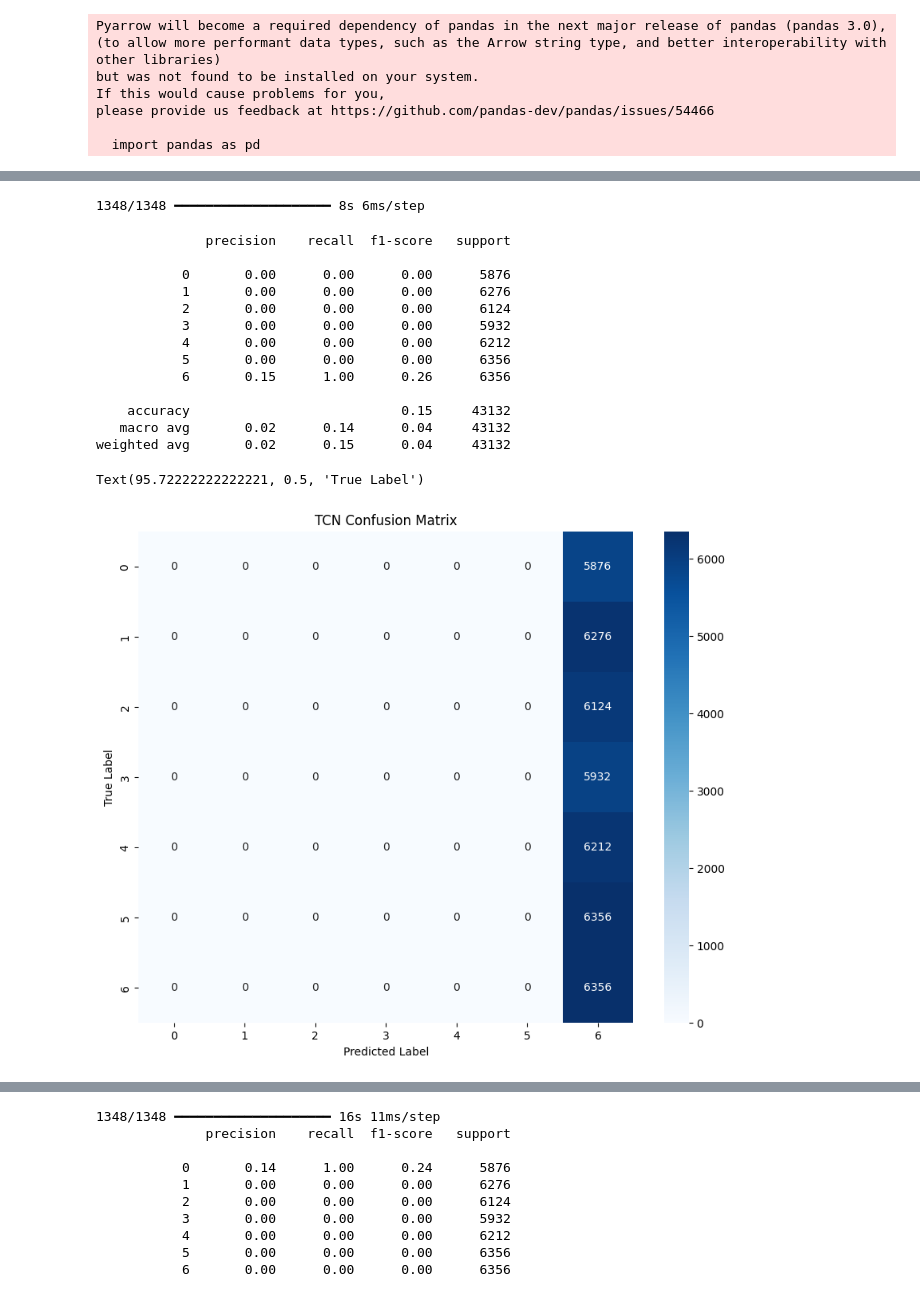
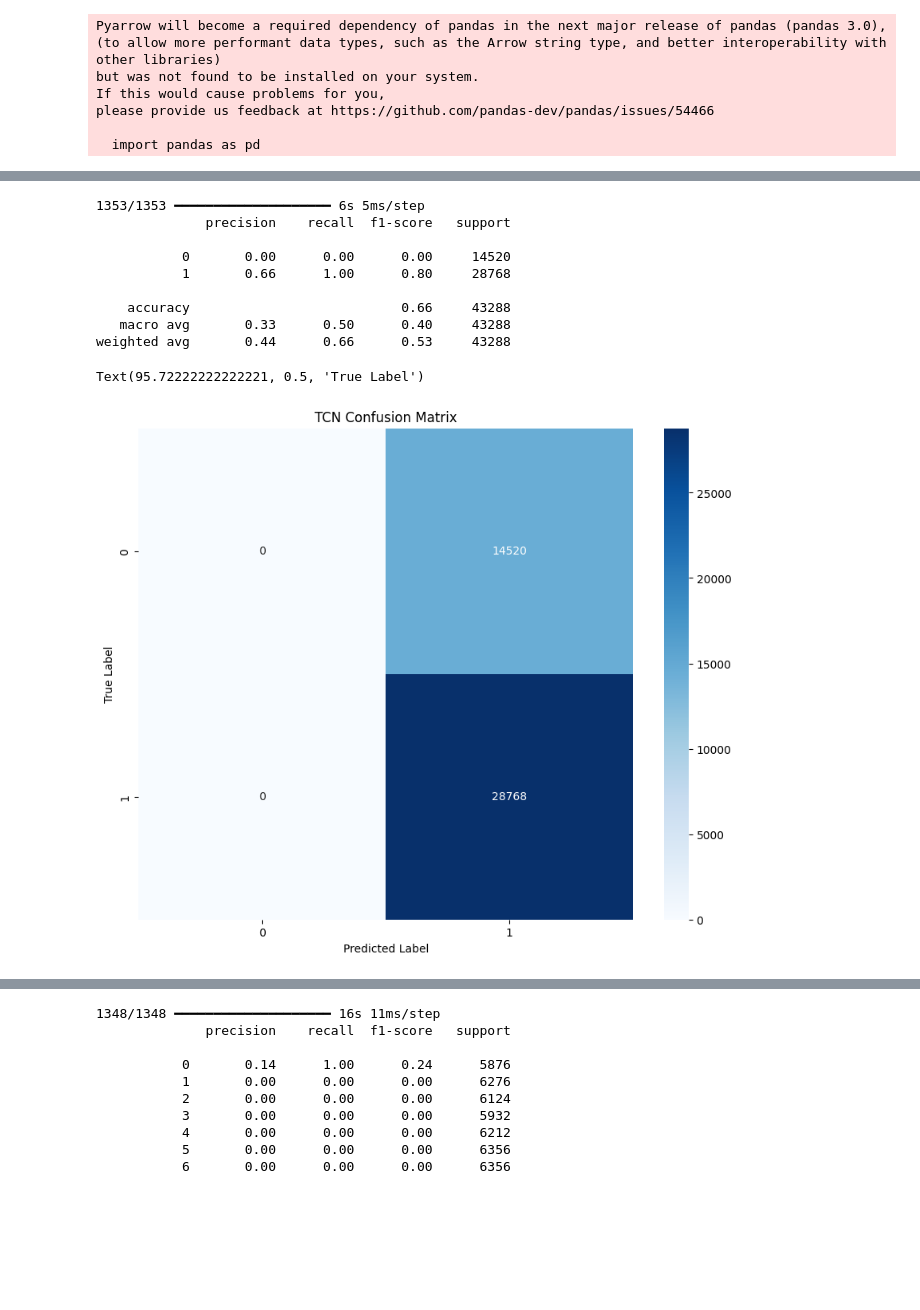
Before and after one commit to nicholastey/gnss_spoof_detector, a Jupyter notebook: spoof_detector/newer.ipynb, the cells around one changed output, grey strips where cells are left out. Saved outputs shown, nothing was run; the diff lists cells and outputs as text; code cells hidden in the pictures; blank space fills up the shorter version.

```diff
--- a/spoof_detector/newer.ipynb
+++ b/spoof_detector/newer.ipynb
@@ -389,2 +533,2 @@ def create_lstm_model(input_shape):
 # %%
-lstm_model = create_lstm_model((X_tr_w.shape[1], X_tr_w.shape[2]))
+lstm_model = create_lstm_model((X_tr.shape[1], X_tr.shape[2]))
@@ -391,9 +572,10 @@ lstm_model = create_lstm_model((X_tr_w.shape[1], X_tr_w.shape[2]))
 # %%
 # Train LSTM model
-lstm_model.fit(X_tr_w, y_tr,
-               validation_data=(X_va_w, y_va),
+lstm_model.fit(X_tr, y_tr,
+               validation_data=(X_va, y_va),
                epochs=35,
-               batch_size=500,
+               batch_size=64,
+                class_weight=class_weight_dict,
                verbose=1) #,
                # callbacks=[lr_schedule])
 # %% [output]
@@ -469,7 +705,7 @@ def tcn_block(x, filters, kernel_size=3, dilation_rate=1, dropout=0.2):
     out = layers.LayerNormalization()(out)
     return out
 
-def create_tcn_model(input_shape, num_classes=7):
+def create_tcn_model(input_shape):
     inputs = Input(shape=input_shape)
 
     # Stack residual blocks with increasing dilation
@@ -483,12 +719,12 @@ def create_tcn_model(input_shape, num_classes=7):
     # Dense head
     x = layers.Dense(64, activation='relu')(x)
     x = layers.Dropout(0.3)(x)
-    outputs = layers.Dense(num_classes, activation='softmax')(x)
+    outputs = layers.Dense(1, activation='sigmoid')(x)
 
     model = models.Model(inputs, outputs)
     model.compile(
         optimizer='adam',
-        loss='sparse_categorical_crossentropy',
+        loss='binary_crossentropy',
         metrics=['accuracy']
     )
     return model
@@ -499,7 +735,8 @@ history = tcn_model.fit(X_tr_w, y_tr,
                validation_data=(X_va_w, y_va),
                epochs=35,
                batch_size=64,
-               verbose=1,
-               callbacks=[lr_schedule])
+               class_weight=class_weight_dict,
+               verbose=1) #,
+               # callbacks=[lr_schedule])
 # %% [output]
 Epoch 1/35
@@ -522,29 +815,24 @@ Epoch 35/35
 # %%
-y_pred_tcn = np.argmax(tcn_model.predict(X_te_w), axis=1)
+y_pred_tcn = (tcn_model.predict(X_te_w) > 0.5).astype("int32")
 print(classification_report(y_te, y_pred_tcn))
 cm_tcn = confusion_matrix(y_te, y_pred_tcn)
 plt.figure(figsize=(10, 8))
 sns.heatmap(cm_tcn, annot=True, fmt='d', cmap='Blues')
 plt.title('TCN Confusion Matrix')
 plt.xlabel('Predicted Label')
 plt.ylabel('True Label')
 # %% [output]
-1348/1348 ━━━━━━━━━━━━━━━━━━━━ 8s 6ms/step
+1353/1353 ━━━━━━━━━━━━━━━━━━━━ 6s 5ms/step
+              precision    recall  f1-score   support
+
+           0       0.00      0.00      0.00     14520
+           1       0.66      1.00      0.80     28768
+
+    accuracy                           0.66     43288
+   macro avg       0.33      0.50      0.40     43288
+weighted avg       0.44      0.66      0.53     43288
-              precision    recall  f1-score   support
-
-           0       0.00      0.00      0.00      5876
-           1       0.00      0.00      0.00      6276
-           2       0.00      0.00      0.00      6124
-           3       0.00      0.00      0.00      5932
-           4       0.00      0.00      0.00      6212
-           5       0.00      0.00      0.00      6356
-           6       0.15      1.00      0.26      6356
-
-    accuracy                           0.15     43132
-   macro avg       0.02      0.14      0.04     43132
-weighted avg       0.02      0.15      0.04     43132
+Text(95.72222222222221, 0.5, 'True Label')
-Text(95.72222222222221, 0.5, 'True Label')
-[figure, old version]
+[figure, new version]
 # %%
 import tensorflow as tf
 from tensorflow.keras import layers, models
```
Also changed, not shown: parts of 43 cells of this notebook, 2 other files.
